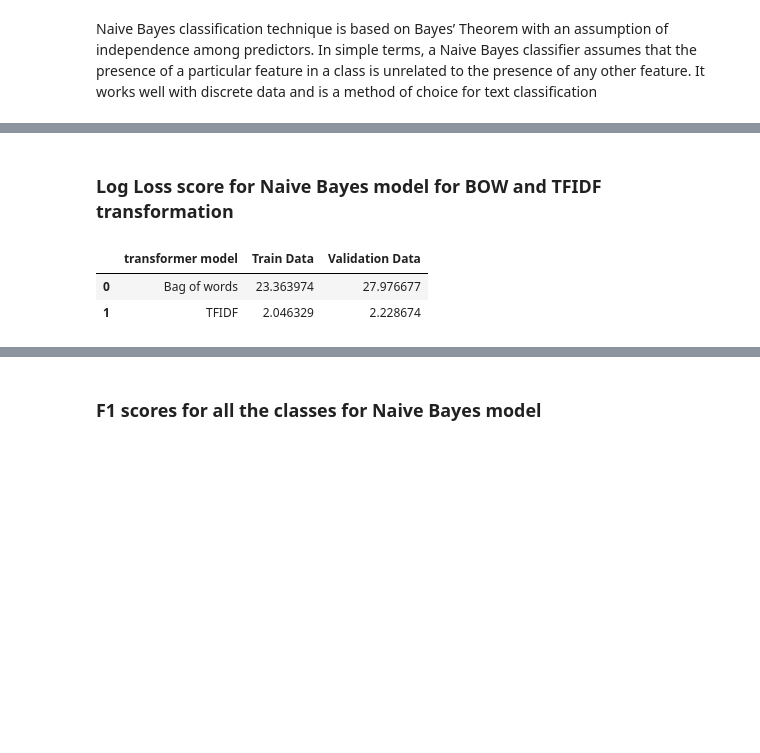
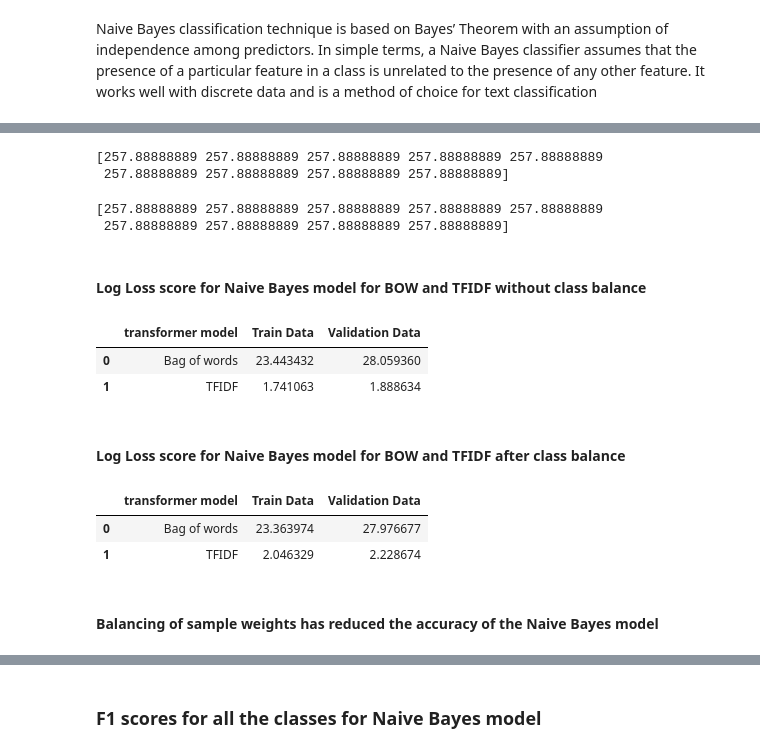
Before and after one commit to me-nobody/jovian-ml-project, a Jupyter notebook: jovian-ml-project-010422-home.ipynb, the cells around one changed output, grey strips where cells are left out. Drawn from its saved outputs; the diff is of its cells as text; code cells hidden in the pictures; blank space fills up the shorter version.

```diff
--- a/jovian-ml-project-010422-home.ipynb
+++ b/jovian-ml-project-010422-home.ipynb
@@ -1448,13 +1454,38 @@ NB_model_tfidf_balanced = naive_bayes(X_train_tfidf,y_train,X_validation_tfidf,y
+# %%
+NB_model_BOW_balanced = naive_bayesB(X_train_bow,y_train,X_validation_bow,y_validation)
+# %% [output]
+[257.88888889 257.88888889 257.88888889 257.88888889 257.88888889
+ 257.88888889 257.88888889 257.88888889 257.88888889]
+# %%
+NB_model_tfidf_balanced = naive_bayesB(X_train_tfidf,y_train,X_validation_tfidf,y_validation)
+# %% [output]
+[257.88888889 257.88888889 257.88888889 257.88888889 257.88888889
+ 257.88888889 257.88888889 257.88888889 257.88888889]
+# %% [markdown]
+#### Log Loss score for Naive Bayes model for BOW and TFIDF without class balance
+# %%
+bow_train_NB_logloss = log_loss(y_train,NB_model_BOW_base['predict_proba_train'])
+bow_val_NB_logloss = log_loss(y_validation,NB_model_BOW_base['predict_proba_val'])
+tfidf_train_NB_logloss = log_loss(y_train,NB_model_tfidf_base['predict_proba_train'])
+tfidf_val_NB_logloss = log_loss(y_validation,NB_model_tfidf_base['predict_proba_val'])
+# %%
+pd.DataFrame({"transformer model":['Bag of words','TFIDF'],"Train Data":[bow_train_NB_logloss,tfidf_train_NB_logloss],"Validation Data":[bow_val_NB_logloss,tfidf_val_NB_logloss]})
+# %% [output]
+|  | transformer model | Train Data | Validation Data |
+| 0 | Bag of words | 23.443432 | 28.059360 |
+| 1 | TFIDF | 1.741063 | 1.888634 |
+# %% [markdown]
+#### Log Loss score for Naive Bayes model for BOW and TFIDF after class balance
 # %%
 bow_train_NB_logloss = log_loss(y_train,NB_model_BOW_balanced['predict_proba_train'])
 bow_val_NB_logloss = log_loss(y_validation,NB_model_BOW_balanced['predict_proba_val'])
 tfidf_train_NB_logloss = log_loss(y_train,NB_model_tfidf_balanced['predict_proba_train'])
 tfidf_val_NB_logloss = log_loss(y_validation,NB_model_tfidf_balanced['predict_proba_val'])
-# %% [markdown]
-### Log Loss score for Naive Bayes model for BOW and TFIDF transformation
 # %%
 pd.DataFrame({"transformer model":['Bag of words','TFIDF'],"Train Data":[bow_train_NB_logloss,tfidf_train_NB_logloss],"Validation Data":[bow_val_NB_logloss,tfidf_val_NB_logloss]})
 # %% [output]
 |  | transformer model | Train Data | Validation Data |
 | 0 | Bag of words | 23.363974 | 27.976677 |
 | 1 | TFIDF | 2.046329 | 2.228674 |
+# %% [markdown]
+#### Balancing of sample weights has reduced the accuracy of the Naive Bayes model
```
Also changed, not shown: parts of 21 cells of this notebook.
